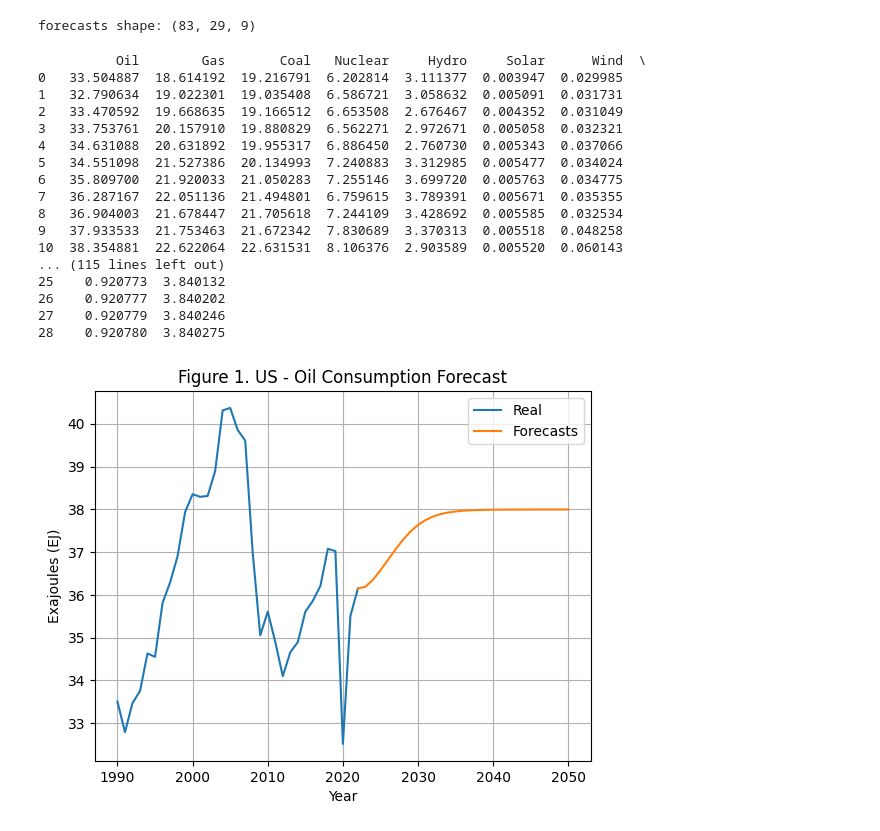
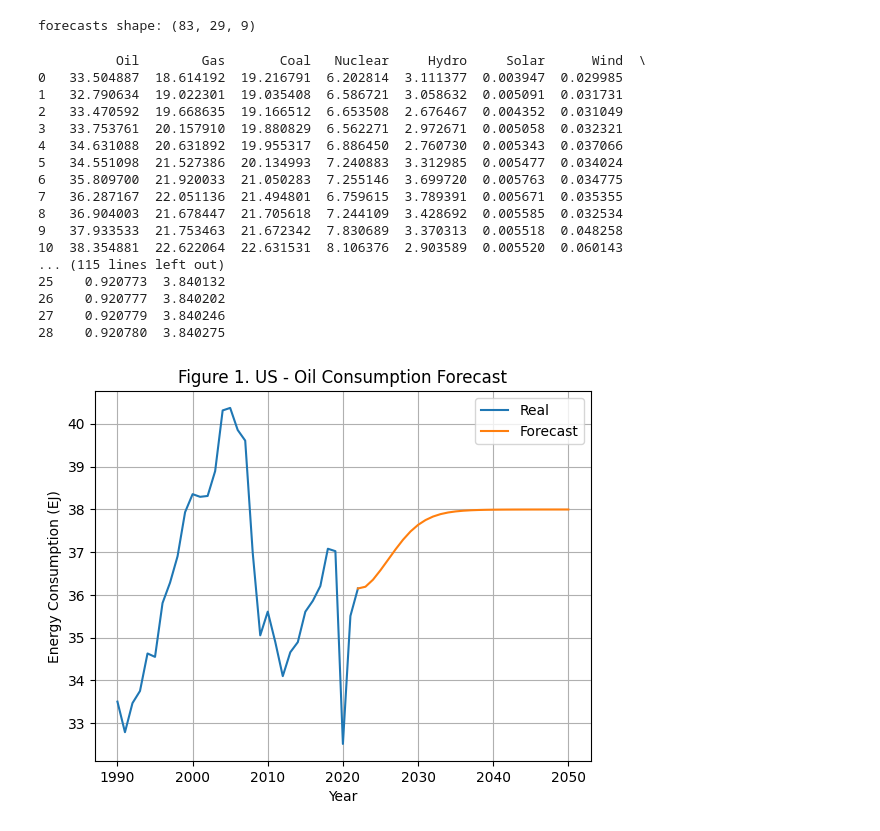
Before and after one commit to AndreLeEEEEEE/BDS-Final-Project, a Jupyter notebook: main.ipynb, the cells around one changed output. Cells and saved outputs as stored; diff of their text form; code cells hidden in the pictures.

Commit message:
Change y-axis title in graphs

```diff
--- a/main.ipynb
+++ b/main.ipynb
@@ -934,33 +936,33 @@ print(pred_us)
 
 curt_range = np.array(real_us.index) + 1990
 futr_range = np.array(pred_us.index) + 2022
 
 for index, feature in enumerate(columns):
     title = f"Figure {index+1}. US - {feature} Consumption Forecast"
     plt.title(title)
     plt.plot(curt_range, real_us[feature], label="Real")
     plt.xlabel("Year")
-    plt.plot(futr_range, pred_us[feature], label="Forecasts")
-    plt.ylabel("Exajoules (EJ)")
+    plt.plot(futr_range, pred_us[feature], label="Forecast")
+    plt.ylabel("Energy Consumption (EJ)")
     plt.grid(True, "both", "both")
     plt.legend(loc="best")
     plt.show()
 # %% [output]
           Oil        Gas       Coal   Nuclear     Hydro     Solar      Wind  \
 0   33.504887  18.614192  19.216791  6.202814  3.111377  0.003947  0.029985
 1   32.790634  19.022301  19.035408  6.586721  3.058632  0.005091  0.031731
 2   33.470592  19.668635  19.166512  6.653508  2.676467  0.004352  0.031049
 3   33.753761  20.157910  19.880829  6.562271  2.972671  0.005058  0.032321
 4   34.631088  20.631892  19.955317  6.886450  2.760730  0.005343  0.037066
 5   34.551098  21.527386  20.134993  7.240883  3.312985  0.005477  0.034024
 6   35.809700  21.920033  21.050283  7.255146  3.699720  0.005763  0.034775
 7   36.287167  22.051136  21.494801  6.759615  3.789391  0.005671  0.035355
 8   36.904003  21.678447  21.705618  7.244109  3.428692  0.005585  0.032534
 9   37.933533  21.753463  21.672342  7.830689  3.370313  0.005518  0.048258
 10  38.354881  22.622064  22.631531  8.106376  2.903589  0.005520  0.060143
 ... (115 lines left out)
 25    0.920773  3.840132
 26    0.920777  3.840202
 27    0.920779  3.840246
 28    0.920780  3.840275
-[figure, old version]
+[figure, new version]
```
Also changed, not shown: parts of 2 cells of this notebook.
